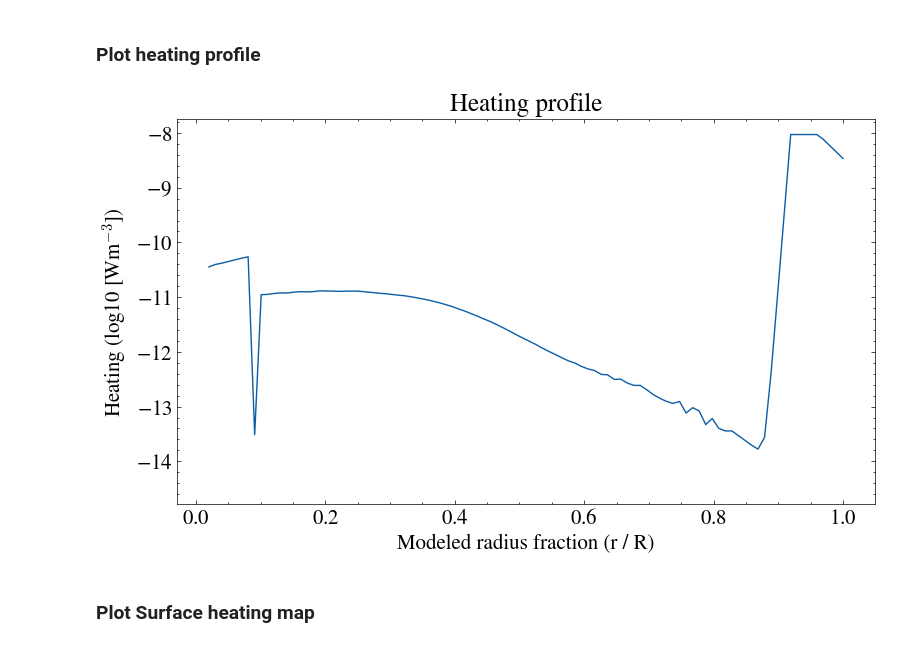
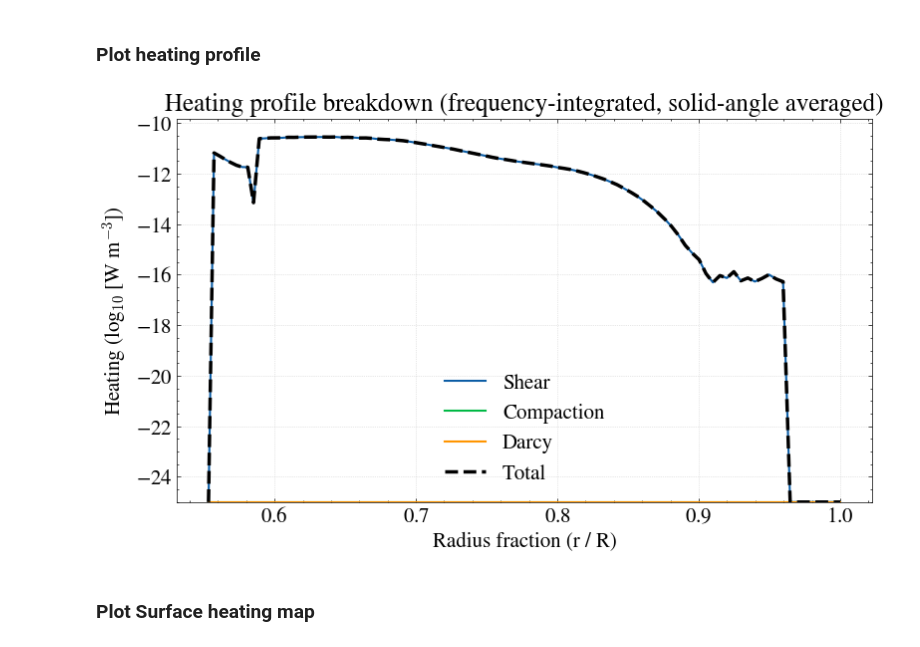
Before and after one commit to FormingWorlds/Obliqua, a Jupyter notebook: examples/visualize_output.ipynb, the cells around one changed output. Cells and saved outputs as stored; diff of their text form; code cells hidden in the pictures.

```diff
--- a/examples/visualize_output.ipynb
+++ b/examples/visualize_output.ipynb
@@ -259,19 +465,57 @@ def plot_heating(H, Nz=None, mask_floor=1e-25, outpath=None, title_str="Heating
     plt.show()
     return fig
 # %%
-# extract and run plot
-P_T_prf = ds.variables["P_T_prf"][:]
-Nz      = ds.dimensions['z'].size if 'z' in ds.dimensions else None
+# load data arrays
+raw_components = {
+    "shear": ds.variables["P_T_s_glb_μ"][:],
+    "compaction": ds.variables["P_T_s_glb_κ"][:],
+    "darcy": ds.variables["P_T_s_glb_l"][:]
+}
+raw_components["total"] = raw_components["shear"] + raw_components["compaction"] + raw_components["darcy"]
 
-fig = plot_heating(
-    H=P_T_prf,
-    Nz=Nz,
+# grid setup
+lat = ds.variables["lat"][:]
+lon = ds.variables["lon"][:]
+r = ds.variables["radius"][:]
+
+dlat = np.deg2rad(np.abs(lat[1] - lat[0]))
+dlon = np.deg2rad(np.abs(lon[1] - lon[0]))
+
+lat_rad = np.deg2rad(lat)
+weights_lat = np.sin(lat_rad)[None, None, :, None]  # (1, 1, lat, 1)
+
+r_mid = 0.5 * (r[:-1] + r[1:])
+r_frac = r_mid / np.max(r_mid)
+Nz = len(r_mid)
+
+# process integration for all profiles
+integrated_profiles = {}
+
+for name, P_T_s_glb in raw_components.items():
+    # solid-angle integration over lon (axis 1) and lat (axis 2)
+    P_T_prf = np.sum(P_T_s_glb * weights_lat, axis=(1, 2)) * dlat * dlon
+
+    # mode/frequency axis integration based on orientation
+    if P_T_prf.shape[0] == Nz:
+        H_z = np.sum(P_T_prf, axis=1)
+    elif P_T_prf.shape[1] == Nz:
+        H_z = np.sum(P_T_prf, axis=0)
+    else:
+        raise ValueError(f"Unexpected shape for P_T_prf: {P_T_prf.shape}")
+
+    # store the 1D line array
+    integrated_profiles[name] = H_z
+
+# generate the combined figure
+fig = plot_heating_combined(
+    profiles_dict=integrated_profiles,
+    radius=r_frac,
     mask_floor=1e-25,
-    outpath=os.path.join(out_dir, f"tidal_heating.png"),
-    title_str="Heating profile"
+    outpath=os.path.join(out_dir, "tidal_heating_combined_breakdown.png"),
+    title_str="Heating profile breakdown (frequency-integrated, solid-angle averaged)"
 )
 # %% [output]
-[figure, old version]
+[figure, new version]
 # %% [markdown]
 ### Plot Surface heating map
 # %%
```
Also changed, not shown: parts of 9 cells of this notebook, 2 other files.
